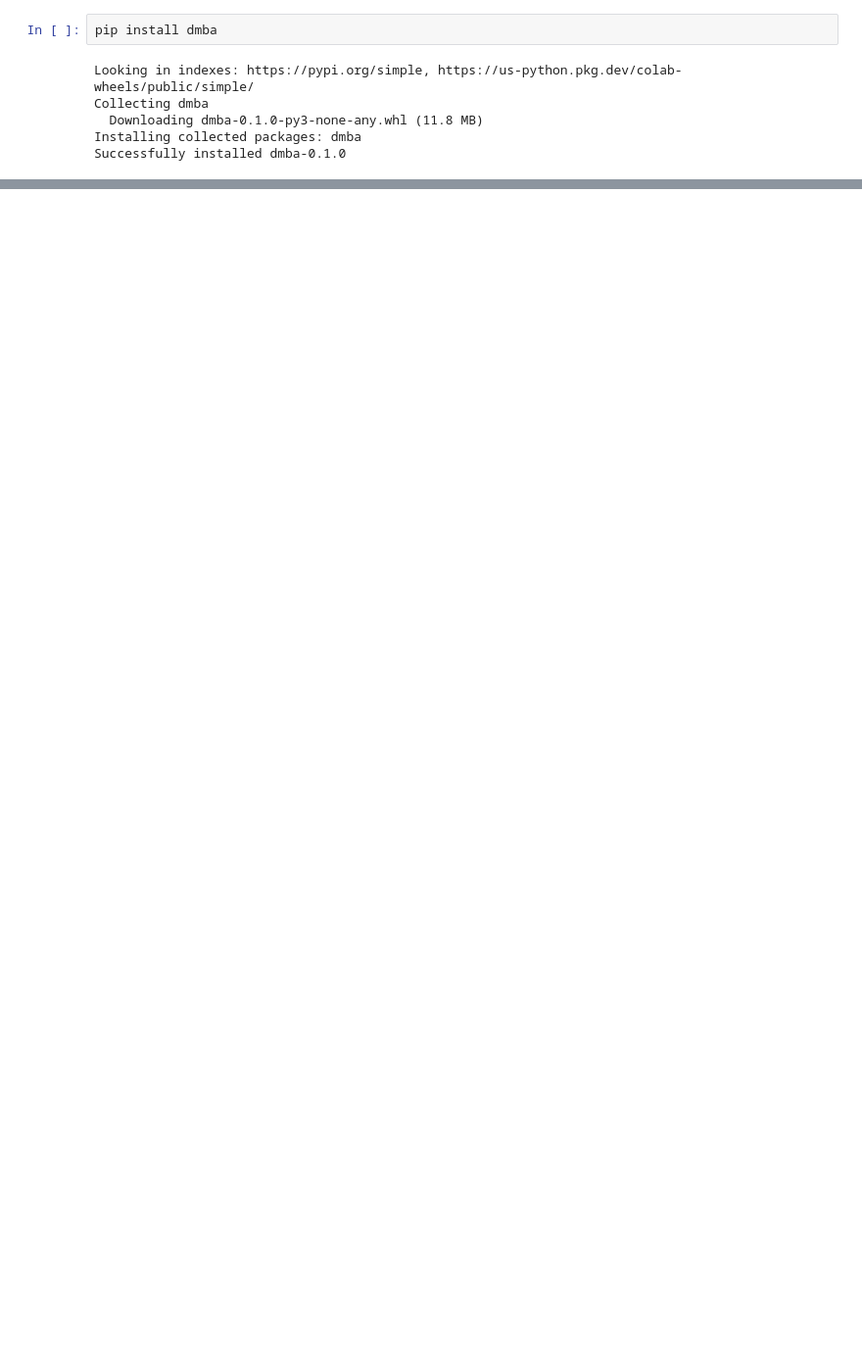
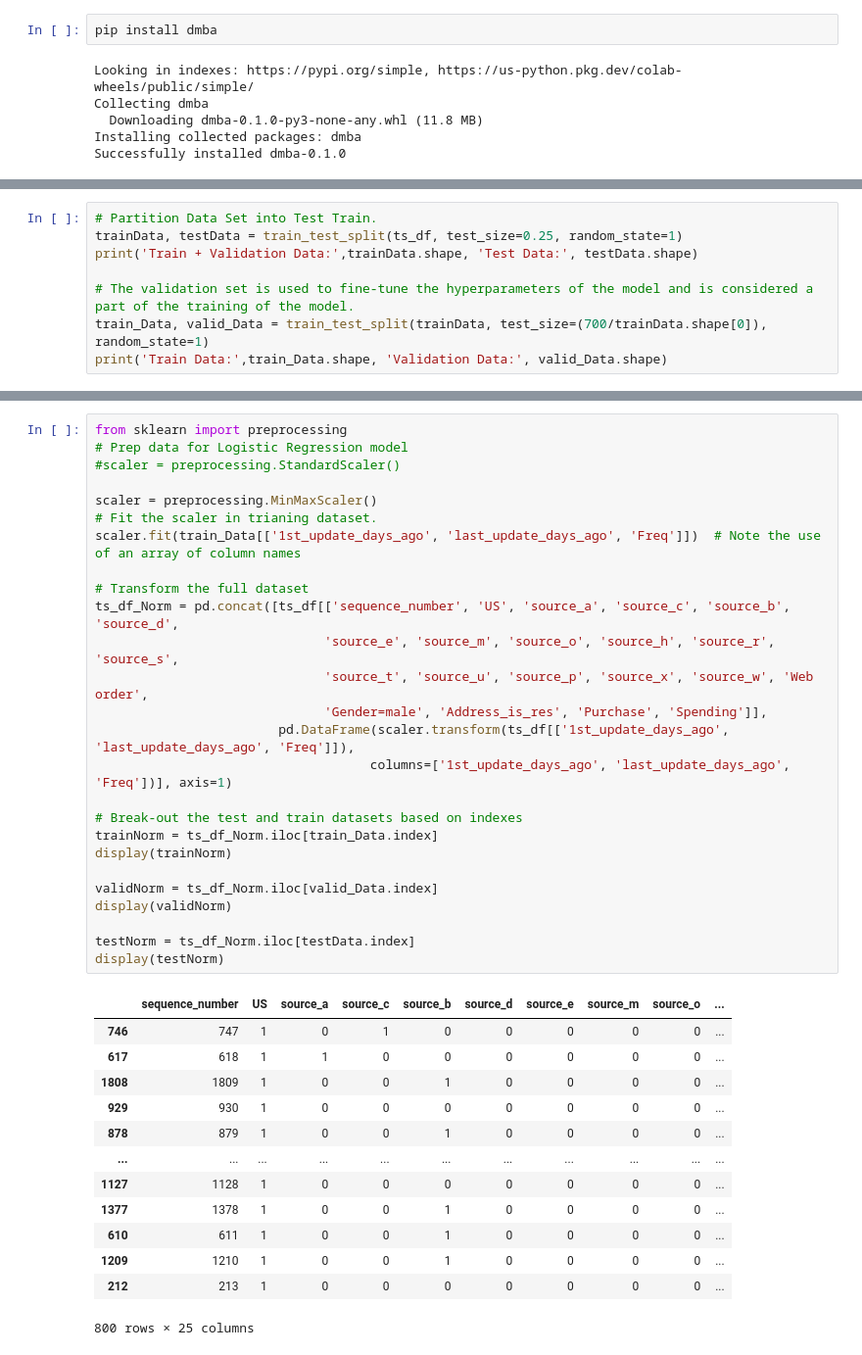
Before and after one commit to zachfreitas/ADS_505_Applied_Data_Sci_for_Business-, a Jupyter notebook: Module_2/Assignment_2/Assignment_2.ipynb, the cells around one changed output, grey strips where cells are left out. Shown at 98% size. Drawn from its saved outputs; the diff is of its cells as text; blank space fills up the shorter version.

```diff
--- a/Module_2/Assignment_2/Assignment_2.ipynb
+++ b/Module_2/Assignment_2/Assignment_2.ipynb
@@ -37,0 +87,8 @@ no display found. Using non-interactive Agg backend
+# %%
+# Partition Data Set into Test Train.
+trainData, testData = train_test_split(ts_df, test_size=0.25, random_state=1)
+print('Train + Validation Data:',trainData.shape, 'Test Data:', testData.shape)
+
+# The validation set is used to fine-tune the hyperparameters of the model and is considered a part of the training of the model.
+train_Data, valid_Data = train_test_split(trainData, test_size=(700/trainData.shape[0]), random_state=1)
+print('Train Data:',train_Data.shape, 'Validation Data:', valid_Data.shape)
@@ -37,0 +132,40 @@ no display found. Using non-interactive Agg backend
+# %%
+from sklearn import preprocessing
+# Prep data for Logistic Regression model
+#scaler = preprocessing.StandardScaler()
+
+scaler = preprocessing.MinMaxScaler()
+# Fit the scaler in trianing dataset.
+scaler.fit(train_Data[['1st_update_days_ago', 'last_update_days_ago', 'Freq']])  # Note the use of an array of column names
+
+# Transform the full dataset
+ts_df_Norm = pd.concat([ts_df[['sequence_number', 'US', 'source_a', 'source_c', 'source_b', 'source_d',
+                              'source_e', 'source_m', 'source_o', 'source_h', 'source_r', 'source_s',
+                              'source_t', 'source_u', 'source_p', 'source_x', 'source_w', 'Web order',
+                              'Gender=male', 'Address_is_res', 'Purchase', 'Spending']],
+                        pd.DataFrame(scaler.transform(ts_df[['1st_update_days_ago', 'last_update_days_ago', 'Freq']]),
+                                    columns=['1st_update_days_ago', 'last_update_days_ago', 'Freq'])], axis=1)
+
+# Break-out the test and train datasets based on indexes
+trainNorm = ts_df_Norm.iloc[train_Data.index]
+display(trainNorm)
+
+validNorm = ts_df_Norm.iloc[valid_Data.index]
+display(validNorm)
+
+testNorm = ts_df_Norm.iloc[testData.index]
+display(testNorm)
+# %% [output]
+|  | sequence_number | US | source_a | source_c | source_b | source_d | source_e | source_m | source_o | ... |
+| 746 | 747 | 1 | 0 | 1 | 0 | 0 | 0 | 0 | 0 | ... |
+| 617 | 618 | 1 | 1 | 0 | 0 | 0 | 0 | 0 | 0 | ... |
+| 1808 | 1809 | 1 | 0 | 0 | 1 | 0 | 0 | 0 | 0 | ... |
+| 929 | 930 | 1 | 0 | 0 | 0 | 0 | 0 | 0 | 0 | ... |
+| 878 | 879 | 1 | 0 | 0 | 1 | 0 | 0 | 0 | 0 | ... |
+| ... | ... | ... | ... | ... | ... | ... | ... | ... | ... | ... |
+| 1127 | 1128 | 1 | 0 | 0 | 0 | 0 | 0 | 0 | 0 | ... |
+| 1377 | 1378 | 1 | 0 | 0 | 1 | 0 | 0 | 0 | 0 | ... |
+| 610 | 611 | 1 | 0 | 0 | 1 | 0 | 0 | 0 | 0 | ... |
+| 1209 | 1210 | 1 | 0 | 0 | 1 | 0 | 0 | 0 | 0 | ... |
+| 212 | 213 | 1 | 0 | 0 | 0 | 0 | 0 | 0 | 0 | ... |
+800 rows × 25 columns
```
Also changed, not shown: parts of 35 cells of this notebook.
